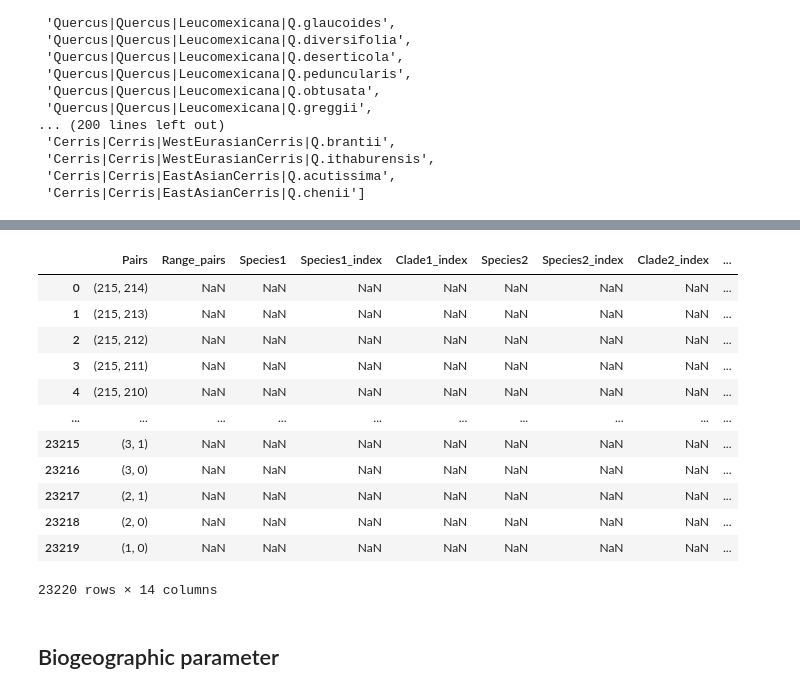
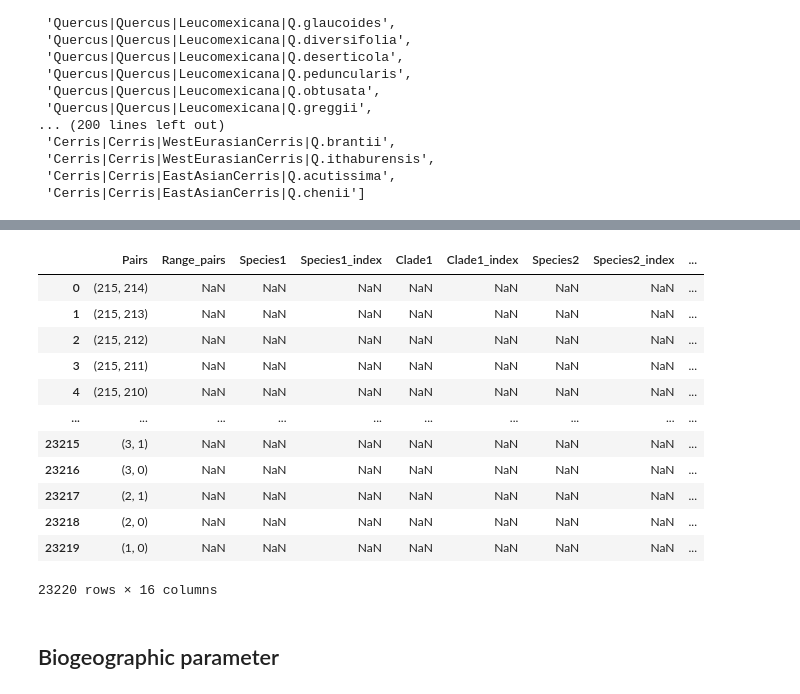
Before and after one commit to eaton-lab/oaks-thesis, a Jupyter notebook: notebooks/pymc3-model.ipynb, the cells around one changed output, grey strips where cells are left out. Cells and saved outputs as stored; diff of their text form; code cells hidden in the pictures.

```diff
--- a/notebooks/pymc3-model.ipynb
+++ b/notebooks/pymc3-model.ipynb
@@ -115,13 +111,13 @@ tips = [idx for idx in gtree.get_node_dict().keys()]
 pairs = list(combinations(tips, 2))
 # %%
 # Build dataframe.
-df = pd.DataFrame(columns = ['Pairs', 'Range_pairs', 'Species1', 'Species1_index', 'Clade1_index',
-                             'Species2', 'Species2_index', 'Clade2_index', 'Clade_duo', 'Clade_duo_index',
-                             'Overlap', 'Lit', 'GD', 'Observed_RI'])
+df = pd.DataFrame(columns = ['Pairs', 'Range_pairs', 'Species1', 'Species1_index', 'Clade1', 'Clade1_index',
+                             'Species2', 'Species2_index', 'Clade2', 'Clade2_index', 'Clade_duo', 'Clade_duo_index',
+                             'Overlap', 'GD', 'Lit', 'Observed_RI'])
 df['Pairs'] = pairs
 df
 # %% [output]
-|  | Pairs | Range_pairs | Species1 | Species1_index | Clade1_index | Species2 | Species2_index | Clade2_index | ... |
+|  | Pairs | Range_pairs | Species1 | Species1_index | Clade1 | Clade1_index | Species2 | Species2_index | ... |
 | 0 | (215, 214) | NaN | NaN | NaN | NaN | NaN | NaN | NaN | ... |
 | 1 | (215, 213) | NaN | NaN | NaN | NaN | NaN | NaN | NaN | ... |
 | 2 | (215, 212) | NaN | NaN | NaN | NaN | NaN | NaN | NaN | ... |
@@ -133,7 +129,7 @@ df
 | 23217 | (2, 1) | NaN | NaN | NaN | NaN | NaN | NaN | NaN | ... |
 | 23218 | (2, 0) | NaN | NaN | NaN | NaN | NaN | NaN | NaN | ... |
 | 23219 | (1, 0) | NaN | NaN | NaN | NaN | NaN | NaN | NaN | ... |
-23220 rows × 14 columns
+23220 rows × 16 columns
 # %%
 # Format species names.
 df['Species1'] = ["Quercus " + "{}".format(list(
```
Also changed, not shown: parts of 51 cells of this notebook.
